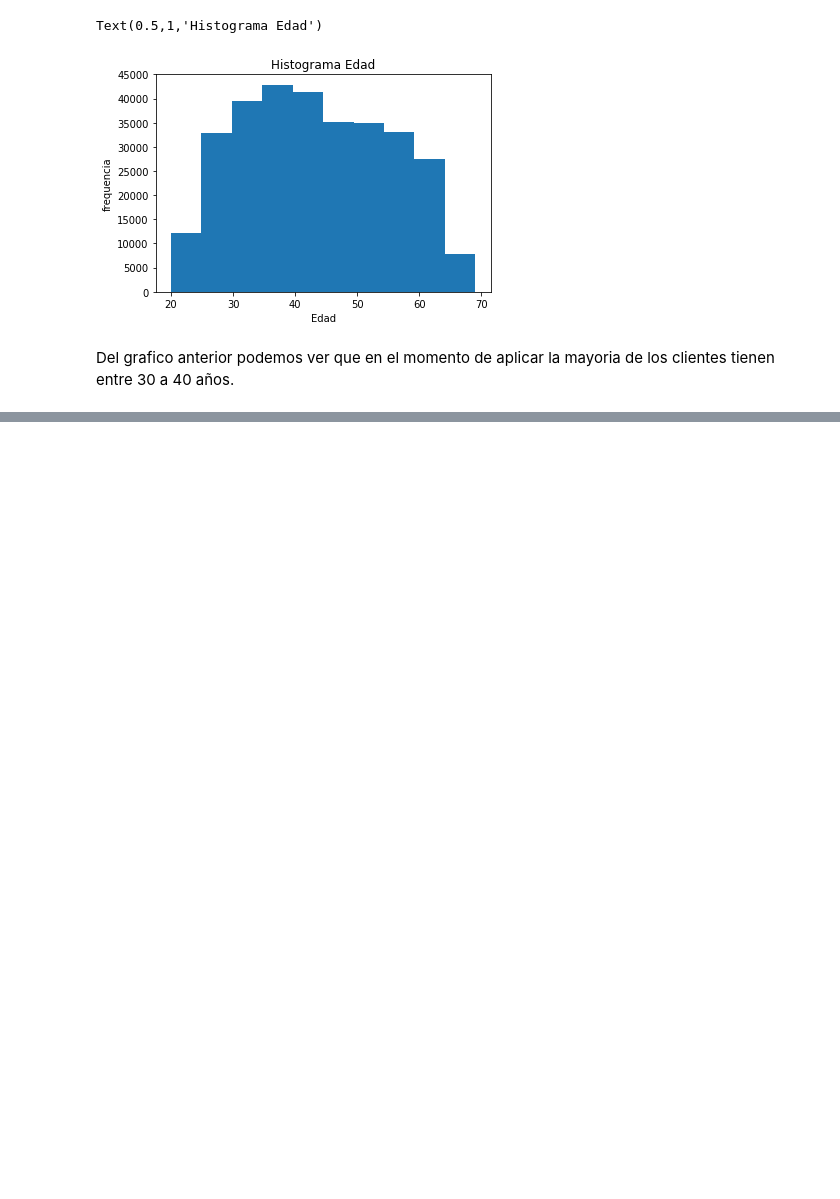
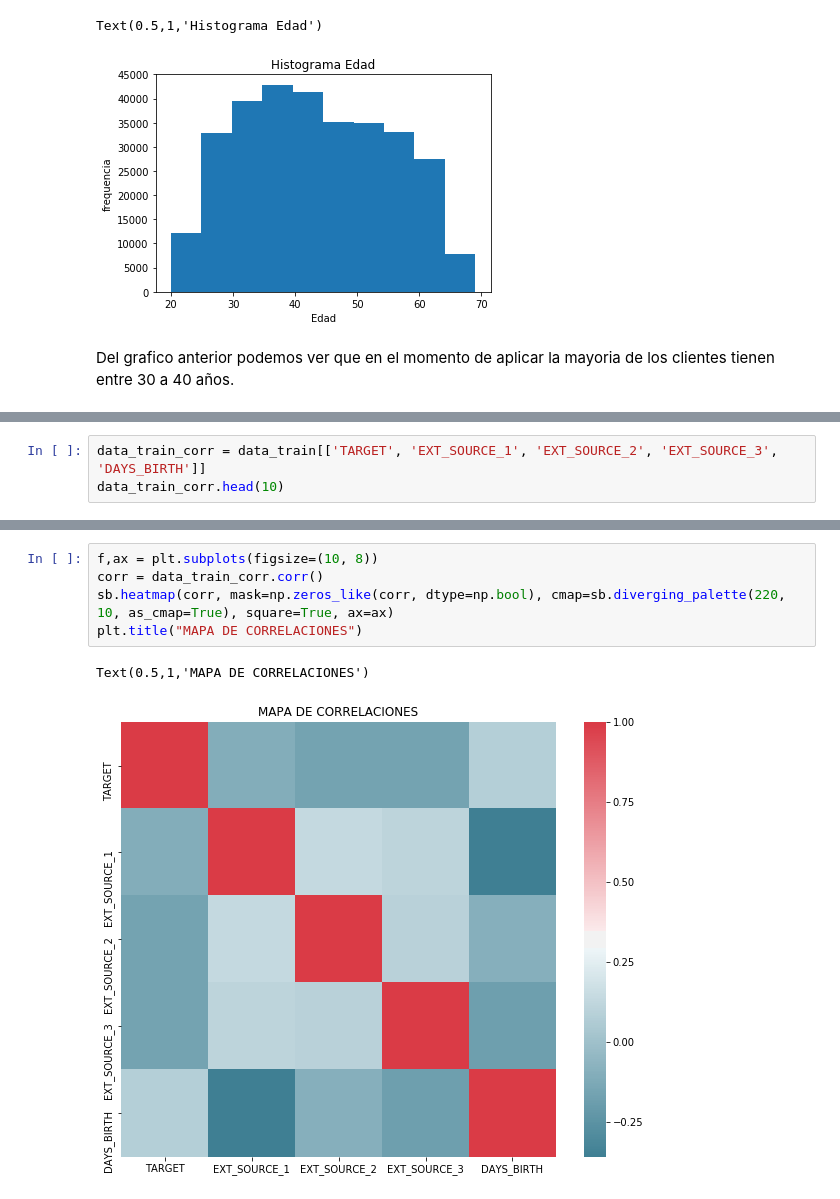
Before and after one commit to GeraldineE/kaggle_home_credit_default_risk, a Jupyter notebook: Kaggle_target_train_test.ipynb, the cells around one changed output, grey strips where cells are left out. Drawn from its saved outputs; the diff is of its cells as text; blank space fills up the shorter version.

```diff
--- a/Kaggle_target_train_test.ipynb
+++ b/Kaggle_target_train_test.ipynb
@@ -457,0 +460,3 @@ Del grafico anterior podemos ver que en el momento de aplicar la mayoria de los
+# %%
+data_train_corr = data_train[['TARGET', 'EXT_SOURCE_1', 'EXT_SOURCE_2', 'EXT_SOURCE_3', 'DAYS_BIRTH']]
+data_train_corr.head(10)
@@ -457,0 +475,8 @@ Del grafico anterior podemos ver que en el momento de aplicar la mayoria de los
+# %%
+f,ax = plt.subplots(figsize=(10, 8))
+corr = data_train_corr.corr()
+sb.heatmap(corr, mask=np.zeros_like(corr, dtype=np.bool), cmap=sb.diverging_palette(220, 10, as_cmap=True), square=True, ax=ax)
+plt.title("MAPA DE CORRELACIONES")
+# %% [output]
+Text(0.5,1,'MAPA DE CORRELACIONES')
+[figure, added]
```
Also changed, not shown: parts of 4 cells of this notebook, 1 other file.
